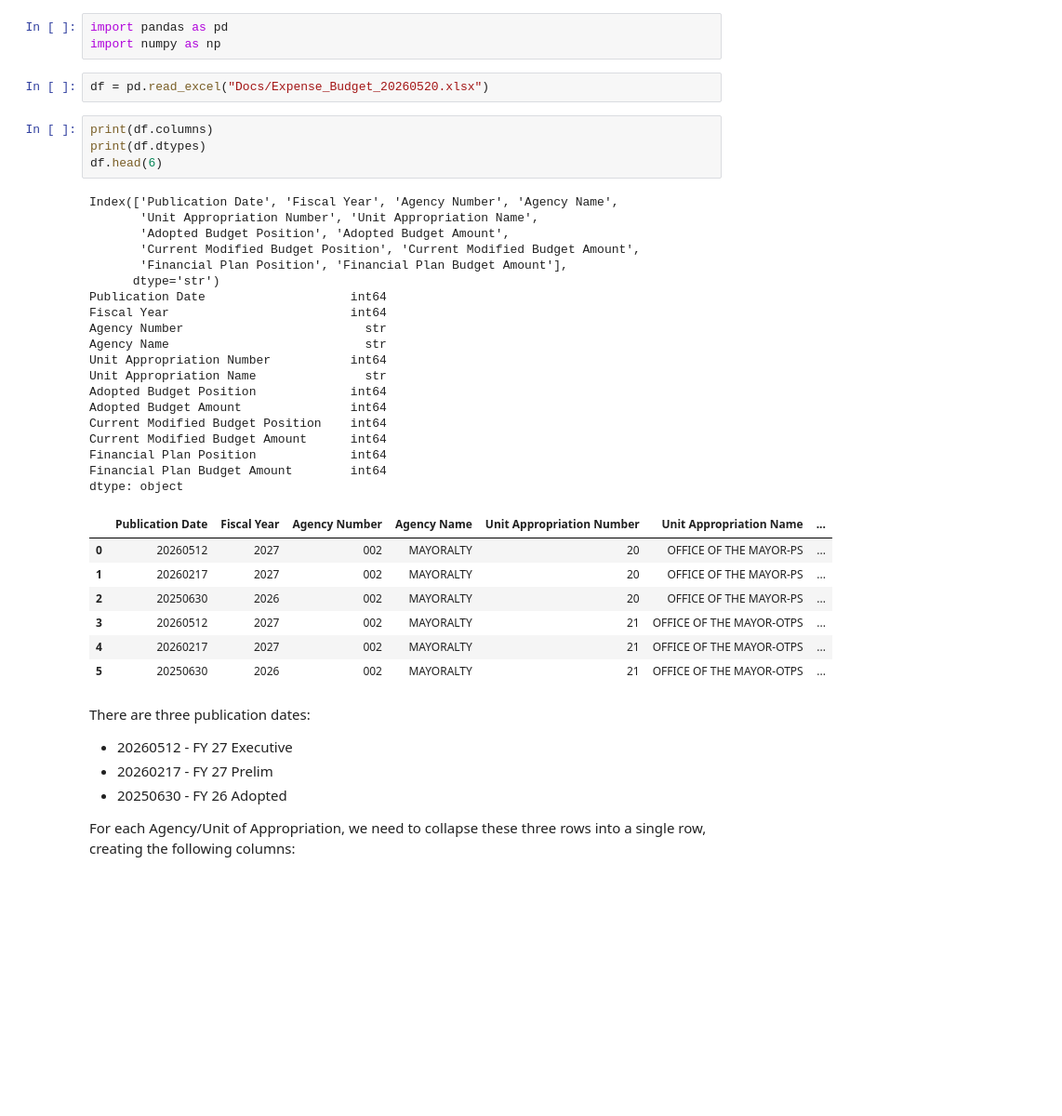
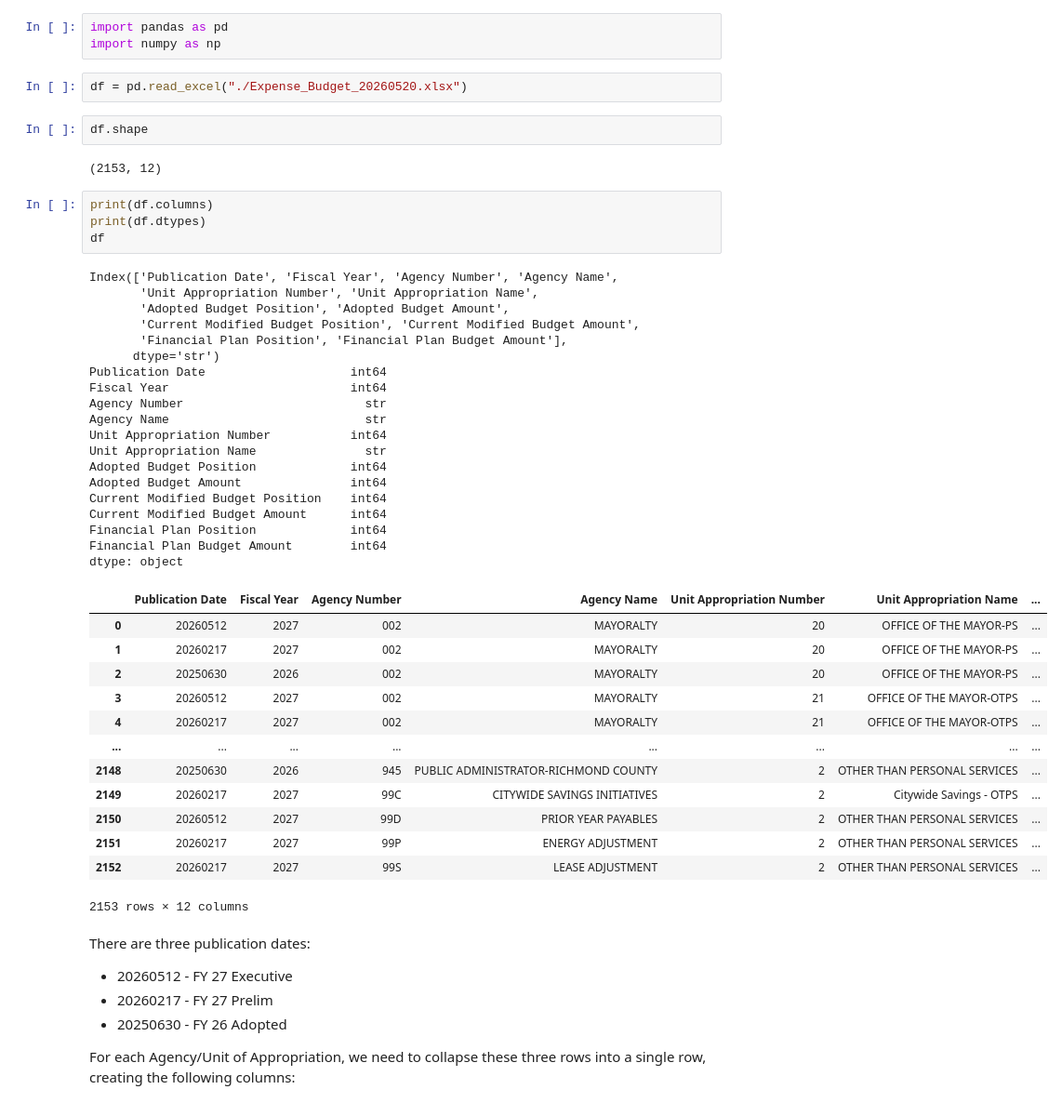
Before and after one commit to vHepp/nyc-budget-compare, a Jupyter notebook: Python/expense_collapse_budget.ipynb, the cells around one changed output. Shown at 93% size. Drawn from its saved outputs; the diff is of its cells as text; blank space fills up the shorter version.

```diff
--- a/Python/expense_collapse_budget.ipynb
+++ b/Python/expense_collapse_budget.ipynb
@@ -4,38 +4,48 @@
 import pandas as pd
 import numpy as np
 # %%
-df = pd.read_excel("Docs/Expense_Budget_20260520.xlsx")
+df = pd.read_excel("./Expense_Budget_20260520.xlsx")
+# %%
+df.shape
+# %% [output]
+(2153, 12)
 # %%
 print(df.columns)
 print(df.dtypes)
-df.head(6)
+df
 # %% [output]
 Index(['Publication Date', 'Fiscal Year', 'Agency Number', 'Agency Name',
        'Unit Appropriation Number', 'Unit Appropriation Name',
        'Adopted Budget Position', 'Adopted Budget Amount',
        'Current Modified Budget Position', 'Current Modified Budget Amount',
        'Financial Plan Position', 'Financial Plan Budget Amount'],
       dtype='str')
 Publication Date                    int64
 Fiscal Year                         int64
 Agency Number                         str
 Agency Name                           str
 Unit Appropriation Number           int64
 Unit Appropriation Name               str
 Adopted Budget Position             int64
 Adopted Budget Amount               int64
 Current Modified Budget Position    int64
 Current Modified Budget Amount      int64
 Financial Plan Position             int64
 Financial Plan Budget Amount        int64
 dtype: object
 |  | Publication Date | Fiscal Year | Agency Number | Agency Name | Unit Appropriation Number | Unit Appropriation Name | ... |
 | 0 | 20260512 | 2027 | 002 | MAYORALTY | 20 | OFFICE OF THE MAYOR-PS | ... |
 | 1 | 20260217 | 2027 | 002 | MAYORALTY | 20 | OFFICE OF THE MAYOR-PS | ... |
 | 2 | 20250630 | 2026 | 002 | MAYORALTY | 20 | OFFICE OF THE MAYOR-PS | ... |
 | 3 | 20260512 | 2027 | 002 | MAYORALTY | 21 | OFFICE OF THE MAYOR-OTPS | ... |
 | 4 | 20260217 | 2027 | 002 | MAYORALTY | 21 | OFFICE OF THE MAYOR-OTPS | ... |
-| 5 | 20250630 | 2026 | 002 | MAYORALTY | 21 | OFFICE OF THE MAYOR-OTPS | ... |
+| ... | ... | ... | ... | ... | ... | ... | ... |
+| 2148 | 20250630 | 2026 | 945 | PUBLIC ADMINISTRATOR-RICHMOND COUNTY | 2 | OTHER THAN PERSONAL SERVICES | ... |
+| 2149 | 20260217 | 2027 | 99C | CITYWIDE SAVINGS INITIATIVES | 2 | Citywide Savings - OTPS | ... |
+| 2150 | 20260512 | 2027 | 99D | PRIOR YEAR PAYABLES | 2 | OTHER THAN PERSONAL SERVICES | ... |
+| 2151 | 20260217 | 2027 | 99P | ENERGY ADJUSTMENT | 2 | OTHER THAN PERSONAL SERVICES | ... |
+| 2152 | 20260217 | 2027 | 99S | LEASE ADJUSTMENT | 2 | OTHER THAN PERSONAL SERVICES | ... |
+2153 rows × 12 columns
 # %% [markdown]
 There are three publication dates:
 
```
Also changed, not shown: 18 other files.
